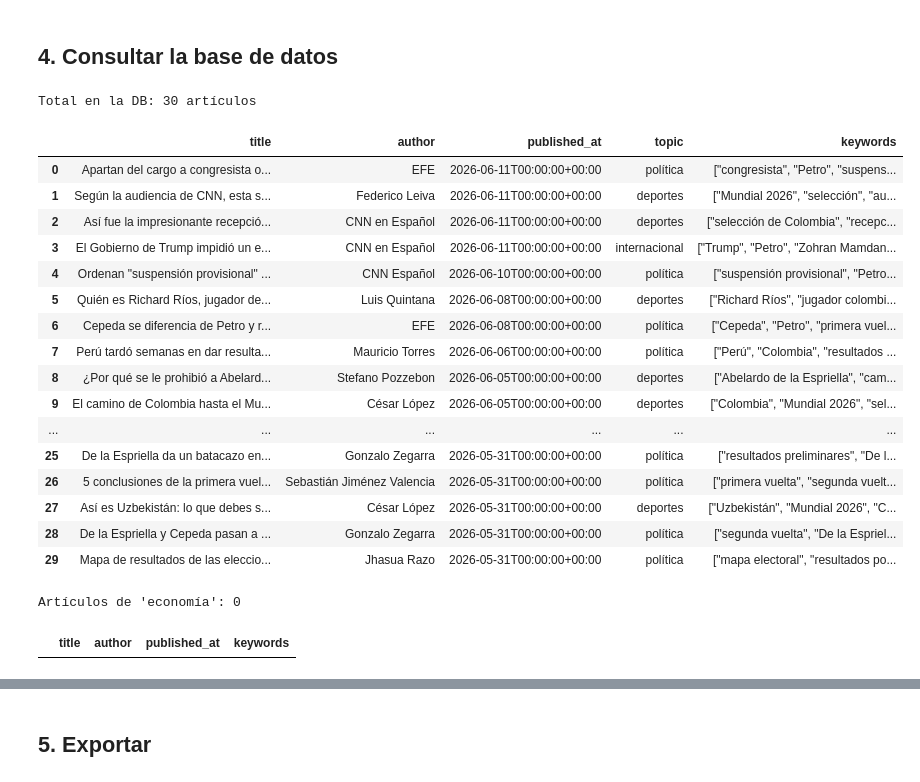
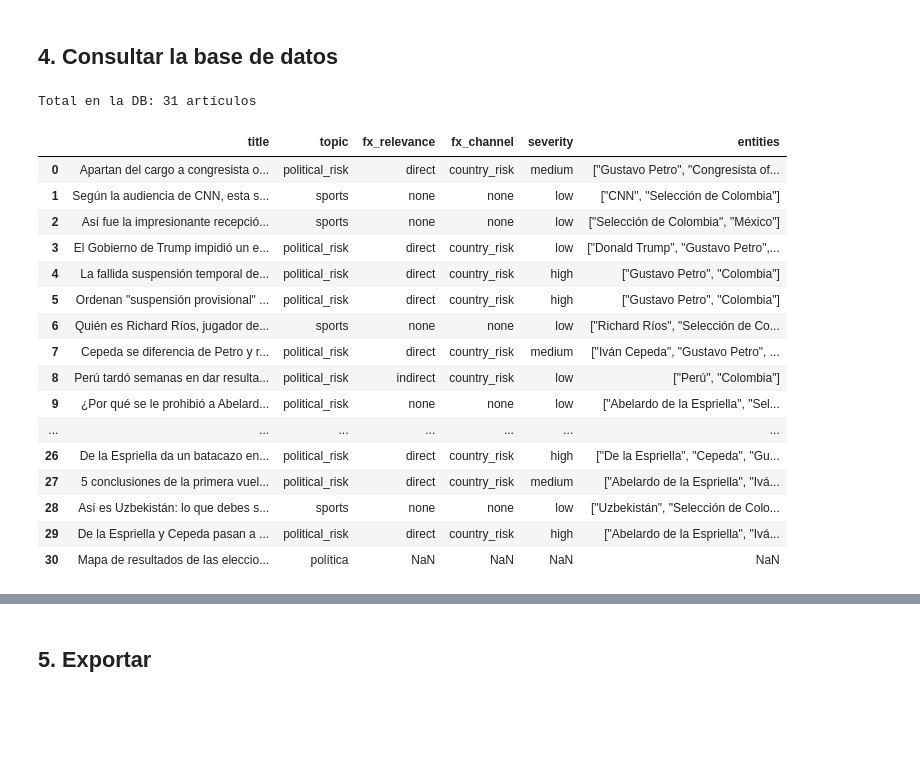
Before and after one commit to carlosjimenez88M/cop-fx-intelligence, a Jupyter notebook: notebooks/cnn.ipynb, the cells around one changed output, grey strips where cells are left out. Drawn from its saved outputs; the diff is of its cells as text; code cells hidden in the pictures; blank space fills up the shorter version.

```diff
--- a/notebooks/cnn.ipynb
+++ b/notebooks/cnn.ipynb
@@ -326,45 +437,28 @@ print(f"  ({len(df) - nuevos} duplicados ignorados)")
 # %%
 conn = sqlite3.connect(DB_PATH)
 
-# Todos los artículos
+# Todos los artículos, con el enriquecimiento FX
 df_db = pd.read_sql("SELECT * FROM articles ORDER BY published_at DESC", conn)
 conn.close()
 
 print(f"Total en la DB: {len(df_db)} artículos")
-df_db[["title", "author", "published_at", "topic", "keywords"]]
+df_db[["title", "topic", "fx_relevance", "fx_channel", "severity", "entities"]]
 # %% [output]
-Total en la DB: 30 artículos
+Total en la DB: 31 artículos
-|  | title | author | published_at | topic | keywords |
-| 0 | Apartan del cargo a congresista o... | EFE | 2026-06-11T00:00:00+00:00 | política | ["congresista", "Petro", "suspens... |
-| 1 | Según la audiencia de CNN, esta s... | Federico Leiva | 2026-06-11T00:00:00+00:00 | deportes | ["Mundial 2026", "selección", "au... |
-| 2 | Así fue la impresionante recepció... | CNN en Español | 2026-06-11T00:00:00+00:00 | deportes | ["selección de Colombia", "recepc... |
-| 3 | El Gobierno de Trump impidió un e... | CNN en Español | 2026-06-11T00:00:00+00:00 | internacional | ["Trump", "Petro", "Zohran Mamdan... |
-| 4 | Ordenan "suspensión provisional" ... | CNN Español | 2026-06-10T00:00:00+00:00 | política | ["suspensión provisional", "Petro... |
-| 5 | Quién es Richard Ríos, jugador de... | Luis Quintana | 2026-06-08T00:00:00+00:00 | deportes | ["Richard Ríos", "jugador colombi... |
-| 6 | Cepeda se diferencia de Petro y r... | EFE | 2026-06-08T00:00:00+00:00 | política | ["Cepeda", "Petro", "primera vuel... |
-| 7 | Perú tardó semanas en dar resulta... | Mauricio Torres | 2026-06-06T00:00:00+00:00 | política | ["Perú", "Colombia", "resultados ... |
-| 8 | ¿Por qué se le prohibió a Abelard... | Stefano Pozzebon | 2026-06-05T00:00:00+00:00 | deportes | ["Abelardo de la Espriella", "cam... |
-| 9 | El camino de Colombia hasta el Mu... | César López | 2026-06-05T00:00:00+00:00 | deportes | ["Colombia", "Mundial 2026", "sel... |
-| ... | ... | ... | ... | ... | ... |
-| 25 | De la Espriella da un batacazo en... | Gonzalo Zegarra | 2026-05-31T00:00:00+00:00 | política | ["resultados preliminares", "De l... |
-| 26 | 5 conclusiones de la primera vuel... | Sebastián Jiménez Valencia | 2026-05-31T00:00:00+00:00 | política | ["primera vuelta", "segunda vuelt... |
-| 27 | Así es Uzbekistán: lo que debes s... | César López | 2026-05-31T00:00:00+00:00 | deportes | ["Uzbekistán", "Mundial 2026", "C... |
-| 28 | De la Espriella y Cepeda pasan a ... | Gonzalo Zegarra | 2026-05-31T00:00:00+00:00 | política | ["segunda vuelta", "De la Espriel... |
-| 29 | Mapa de resultados de las eleccio... | Jhasua Razo | 2026-05-31T00:00:00+00:00 | política | ["mapa electoral", "resultados po... |
+|  | title | topic | fx_relevance | fx_channel | severity | entities |
+| 0 | Apartan del cargo a congresista o... | political_risk | direct | country_risk | medium | ["Gustavo Petro", "Congresista of... |
+| 1 | Según la audiencia de CNN, esta s... | sports | none | none | low | ["CNN", "Selección de Colombia"] |
+| 2 | Así fue la impresionante recepció... | sports | none | none | low | ["Selección de Colombia", "México"] |
+| 3 | El Gobierno de Trump impidió un e... | political_risk | direct | country_risk | low | ["Donald Trump", "Gustavo Petro",... |
+| 4 | La fallida suspensión temporal de... | political_risk | direct | country_risk | high | ["Gustavo Petro", "Colombia"] |
+| 5 | Ordenan "suspensión provisional" ... | political_risk | direct | country_risk | high | ["Gustavo Petro", "Colombia"] |
+| 6 | Quién es Richard Ríos, jugador de... | sports | none | none | low | ["Richard Ríos", "Selección de Co... |
+| 7 | Cepeda se diferencia de Petro y r... | political_risk | direct | country_risk | medium | ["Iván Cepeda", "Gustavo Petro", ... |
+| 8 | Perú tardó semanas en dar resulta... | political_risk | indirect | country_risk | low | ["Perú", "Colombia"] |
+| 9 | ¿Por qué se le prohibió a Abelard... | political_risk | none | none | low | ["Abelardo de la Espriella", "Sel... |
+| ... | ... | ... | ... | ... | ... | ... |
+| 26 | De la Espriella da un batacazo en... | political_risk | direct | country_risk | high | ["De la Espriella", "Cepeda", "Gu... |
+| 27 | 5 conclusiones de la primera vuel... | political_risk | direct | country_risk | medium | ["Abelardo de la Espriella", "Ivá... |
+| 28 | Así es Uzbekistán: lo que debes s... | sports | none | none | low | ["Uzbekistán", "Selección de Colo... |
+| 29 | De la Espriella y Cepeda pasan a ... | political_risk | direct | country_risk | high | ["Abelardo de la Espriella", "Ivá... |
+| 30 | Mapa de resultados de las eleccio... | política | NaN | NaN | NaN | NaN |
-# %%
-# Filtrar por tópico
-topic_filter = "economía"   # cambia según necesites
-
-conn = sqlite3.connect(DB_PATH)
-df_topic = pd.read_sql(
-    "SELECT title, author, published_at, keywords FROM articles WHERE topic = ?",
-    conn,
-    params=(topic_filter,),
-)
-conn.close()
-
-print(f"Artículos de '{topic_filter}': {len(df_topic)}")
-df_topic
-# %% [output]
-Artículos de 'economía': 0
-|  | title | author | published_at | keywords |
```
Also changed, not shown: parts of 21 cells of this notebook, 2 other files.
